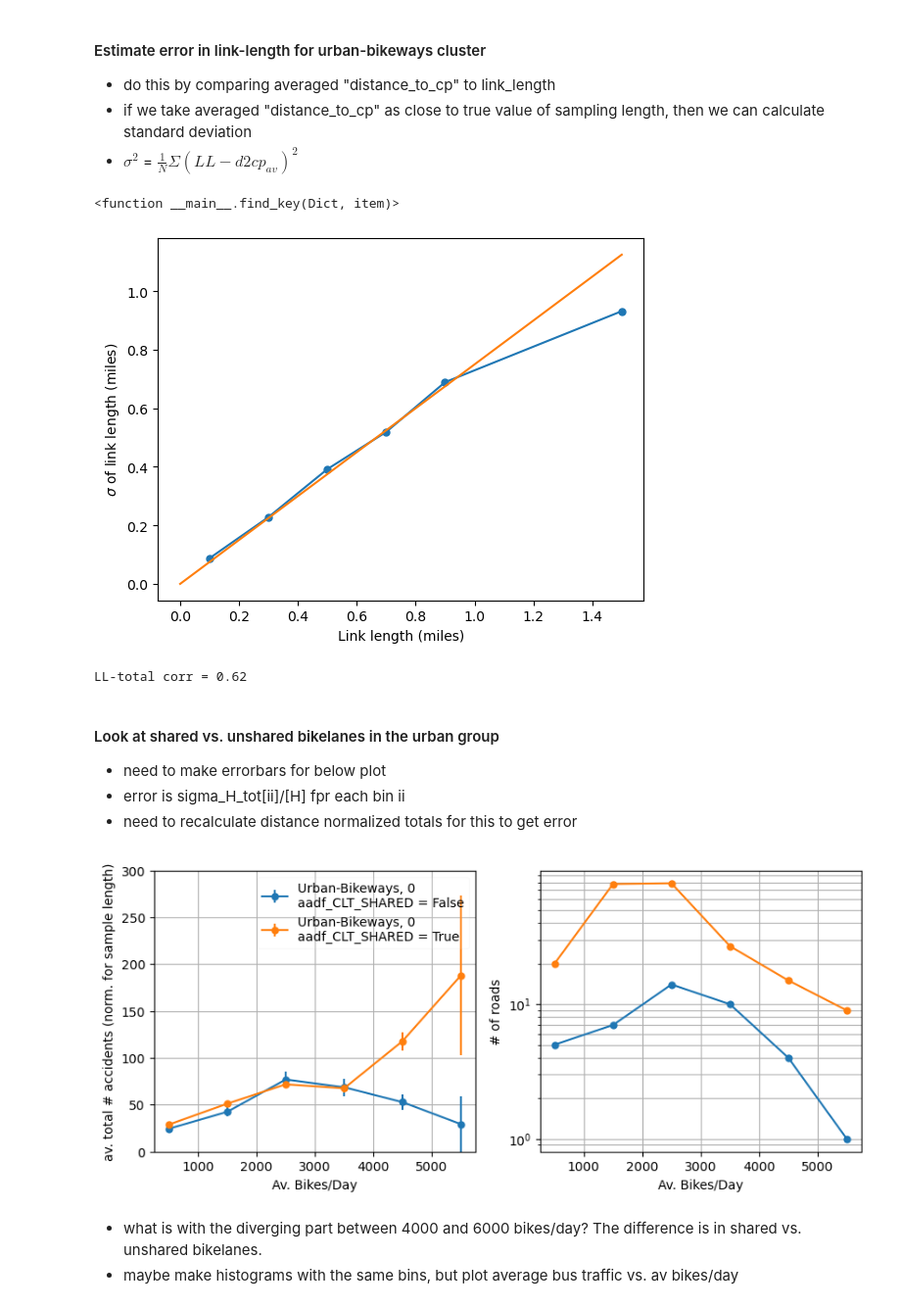
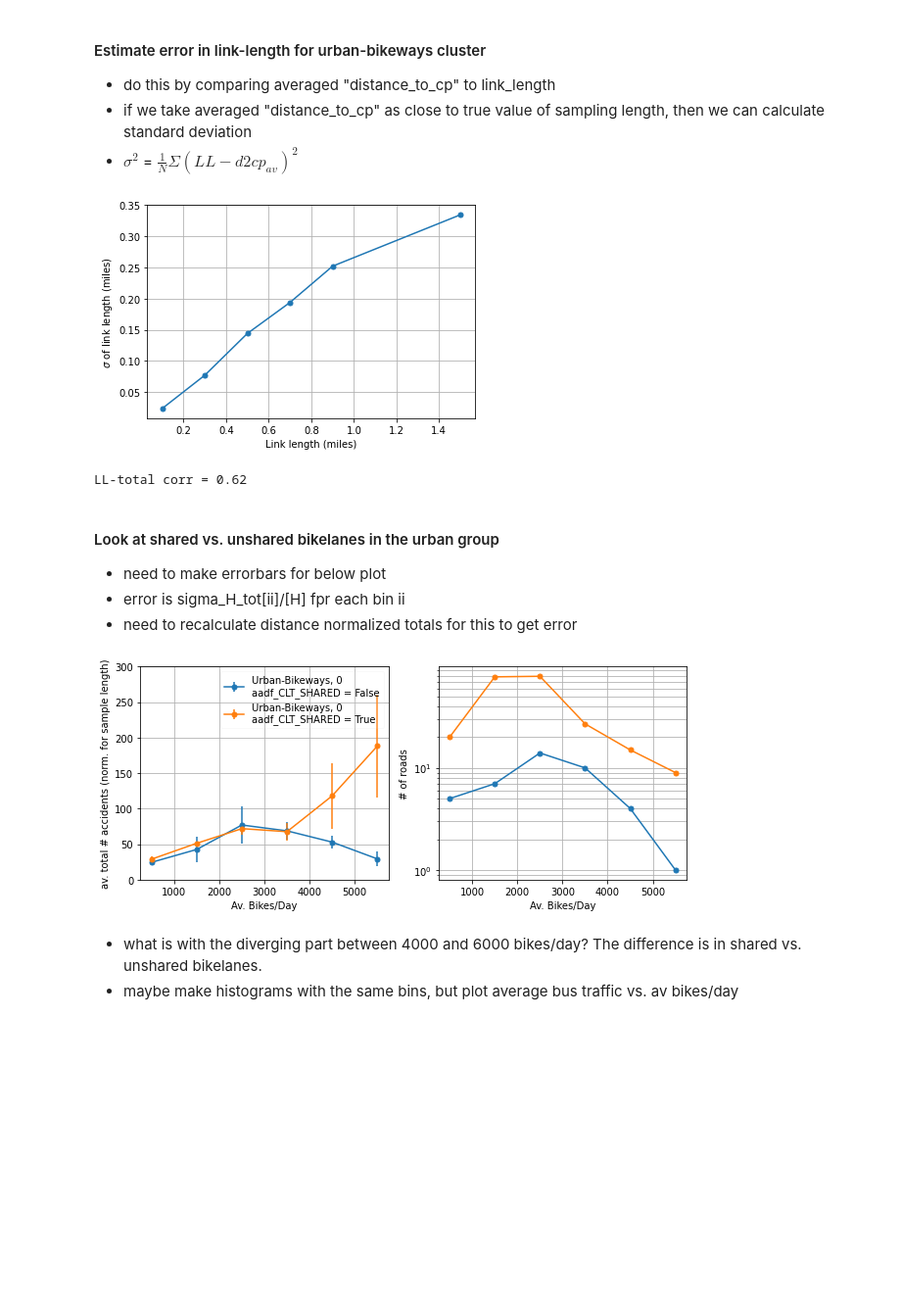
Before and after one commit to dtuthill/erdos_project, a Jupyter notebook: Greg_Analysis/kmean_df_road_BikeLaneOnly.ipynb, the cells around one changed output. Shown at 98% size. Cells and saved outputs as stored; diff of their text form; code cells hidden in the pictures; blank space fills up the shorter version.

Commit message:
did more cluster analysis

```diff
--- a/Greg_Analysis/kmean_df_road_BikeLaneOnly.ipynb
+++ b/Greg_Analysis/kmean_df_road_BikeLaneOnly.ipynb
@@ -554,10 +554,6 @@ plt.show()
 - do this by comparing averaged "distance_to_cp" to link_length
 - if we take averaged "distance_to_cp" as close to true value of sampling length, then we can calculate standard deviation
 - $\sigma^{2}$ = $\frac{1}{N}{\Sigma}(LL - d2cp_{av})^{2}$
-# %%
-find_key
-# %% [output]
-<function __main__.find_key(Dict, item)>
 # %%
 #calculate sigma^2 for urban cluster across whole set
 
@@ -569,37 +565,38 @@ sigma_LL_urb_all = np.sqrt(1/I.sum()*np.sum(np.power(df_cluster.loc[I,'aadf_Link
 
 #calculate sigma vs. LL
 
 LL_r = (0,1)
 dLL = 0.2
 e_LL,b_LL = make_bins(LL_r,dLL)
 e_LL = np.concatenate([e_LL,[2]]) #make large bin for 1-2 miles data
 b_LL = np.concatenate([b_LL,[1.5]])
 Nb_LL = len(b_LL)
 
-b = 0.75
+b = 0.375
 xplt = np.linspace(0,1.5,10)
 yplt = b*xplt
 
 fx = 'aadf_Link_length_miles'
 sigma_LL_urb = np.zeros(Nb_LL)
 for ii in range(Nb_LL):
     Ibin = logic_win(df_cluster[fx].values,(e_LL[ii],e_LL[ii+1]))
     I = Ibin & Igroup[gk] & Iacc
-    sigma_LL_urb[ii] = np.sqrt(1/I.sum()*np.sum(np.power(df_cluster.loc[I,'aadf_Link_length_miles'].values-df_cluster.loc[I,'distance_to_cp'].values,2)))
+    sigma_LL_urb[ii] = np.sqrt(1/I.sum()*np.sum(np.power(0.5*df_cluster.loc[I,'aadf_Link_length_miles'].values-df_cluster.loc[I,'distance_to_cp'].values,2)))
 
 plt.plot(b_LL,sigma_LL_urb,marker='.',markersize=10)
 plt.xlabel('Link length (miles)')
 plt.ylabel('$\sigma$ of link length (miles)')
-plt.plot(xplt,yplt)
+plt.grid('on')
+#plt.plot(xplt,yplt)
 plt.show()
 
 #finally, calculate pearson corr. for LL and total
 f1 = 'aadf_Link_length_miles'
 f2 = 'total'
 p_LL_tot_urb = df_cluster.loc[Iacc&Igroup[gk],[f1,f2]].corr()[f1][f2]
 print('LL-total corr = %.2f'%p_LL_tot_urb)
 # %% [output]
-[figure, old version]
+[figure, new version]
 LL-total corr = 0.62
 # %% [markdown]
 #### Look at shared vs. unshared bikelanes in the urban group
@@ -650,11 +647,11 @@ for ii in range(2):
             norms = df_cluster.loc[I,fnorm].values
             sig_norms = np.zeros(N)
             for kk in range(N):
-                Iedge = e_LL >= norms[ii] #using e_LL from above in sigma calc
+                Iedge = e_LL >= norms[kk] #using e_LL from above in sigma calc
                 if Iedge.sum() <= 1:
-                    sig_norms[ii] = sigma_LL_urb[-1]
+                    sig_norms[kk] = sigma_LL_urb[-1]
                 else:
-                    sig_norms[ii] = sigma_LL_urb[Iedge[:-1]][0]
+                    sig_norms[kk] = sigma_LL_urb[Iedge[:-1]][0]
             sig_quants = np.sqrt(quants)
             H_err[ii,jj] = Lmed/N*np.sqrt(np.sum( ((quants/norms)**2)*((sig_quants/quants)**2 +\
                                                                        (sig_norms/norms)**2 -\
@@ -694,7 +691,7 @@ ax[nn].grid('on',which='both')
 
 plt.show()
 # %% [output]
-[figure, old version]
+[figure, new version]
 # %% [markdown]
 - what is with the diverging part between 4000 and 6000 bikes/day? The difference is in shared vs. unshared bikelanes.
 - maybe make histograms with the same bins, but plot average bus traffic vs. av bikes/day
```
Also changed, not shown: parts of 9 cells of this notebook.
